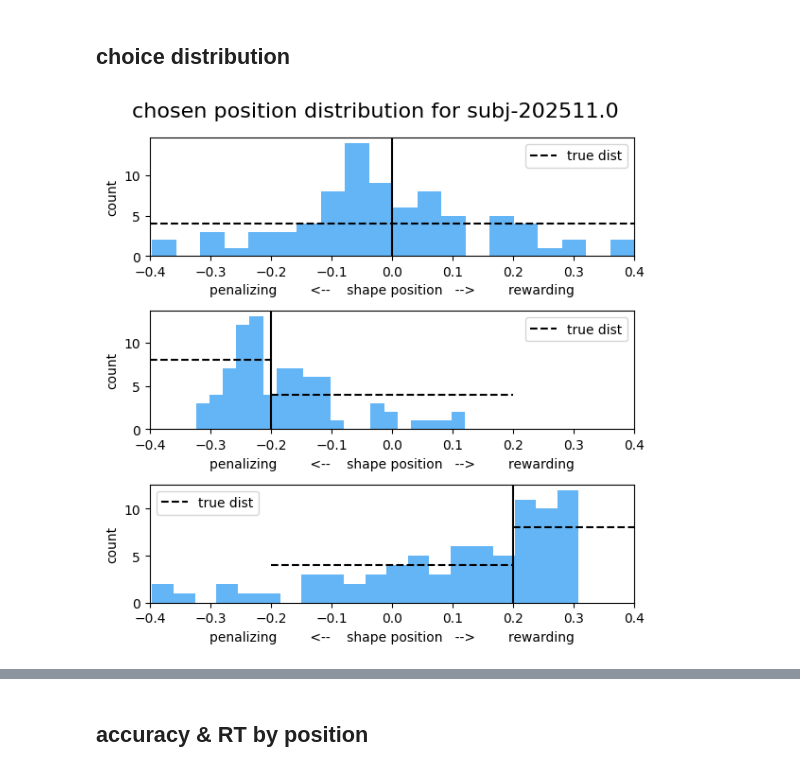
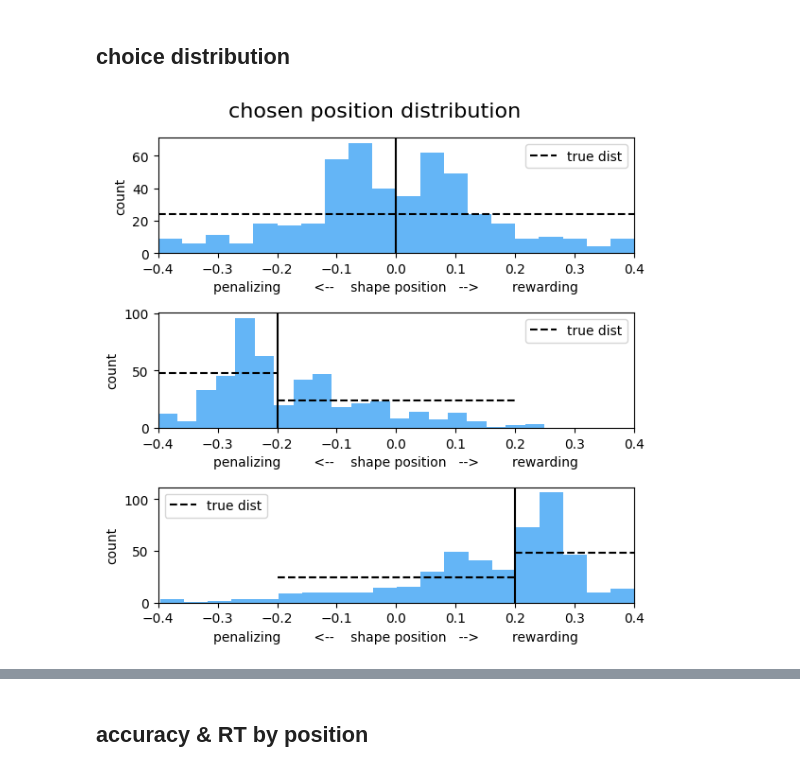
Before and after one commit to siyer7/asymmetry_design, a Jupyter notebook: code/beh_analyses.ipynb, the cells around one changed output, grey strips where cells are left out. Cells and saved outputs as stored; diff of their text form; code cells hidden in the pictures.

```diff
--- a/code/beh_analyses.ipynb
+++ b/code/beh_analyses.ipynb
@@ -181,7 +180,7 @@ print(subjs)
 subj = '202511.0'
 print(subj)
 df_analysis = df_subjs[df_subjs['subj'] == subj].copy()
-# df_analysis = df_subjs.copy()
+df_analysis = df_subjs.copy()
 df_analysis
 # %% [output]
 ['202509.0' '202511.0' 'tori' 'amisha' 'adam' 'erfan']
@@ -353,29 +328,30 @@ plt.show()
 # %%
 fig, axs = plt.subplots(3, 1, figsize=(6, 6))
 axs, ax = axs.flatten(), 0
 
 base_count = len(df_analysis)/3/20
 comp_count = len(df_analysis)/3/20*2
 
 for cond, cond_df in df_analysis.groupby('condition'):
 
     axs[ax].set(xlabel='penalizing        <--    shape position   -->        rewarding', ylabel='count', xlim=(-.4, .4))
     axs[ax].hist(cond_df['chosen_pos_aligned'], bins=20, color='#64B5F6')
     if cond == 'baseline':
         axs[ax].axhline(base_count, color='black', linestyle='--', label='true dist')
     elif cond == 'pen_comp':
         axs[ax].hlines(comp_count, -.4, -.2, color='black', linestyle='--', label='true dist')
         axs[ax].hlines(base_count, -.2, .2, color='black', linestyle='--')
     elif cond == 'rew_comp':
         axs[ax].hlines(base_count, -.2, .2, color='black', linestyle='--', label='true dist')
         axs[ax].hlines(comp_count, .2, .4, color='black', linestyle='--')
     axs[ax].axvline(cond_df['div_pos_aligned'].iloc[0], color='black', linestyle='-')
     axs[ax].legend()
     ax += 1
 
 
 plt.suptitle(f'chosen position distribution for subj-{subj}', fontsize=16)
+plt.suptitle(f'chosen position distribution', fontsize=16)
 plt.tight_layout()
 plt.show()
 # %% [output]
-[figure, old version]
+[figure, new version]
```
Also changed, not shown: parts of 14 cells of this notebook, 1 other file.
